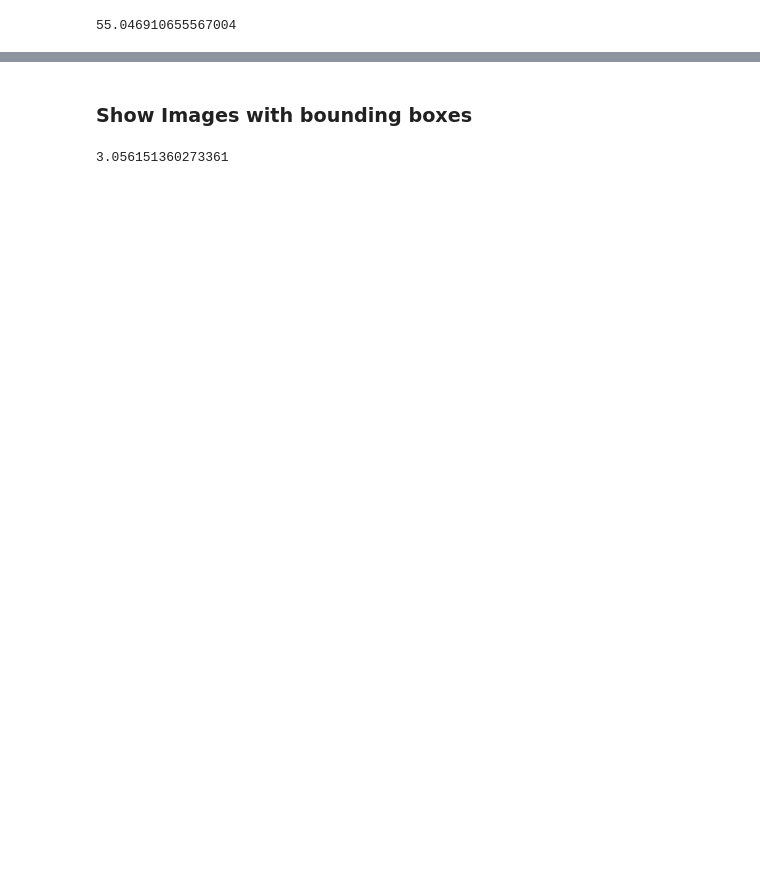
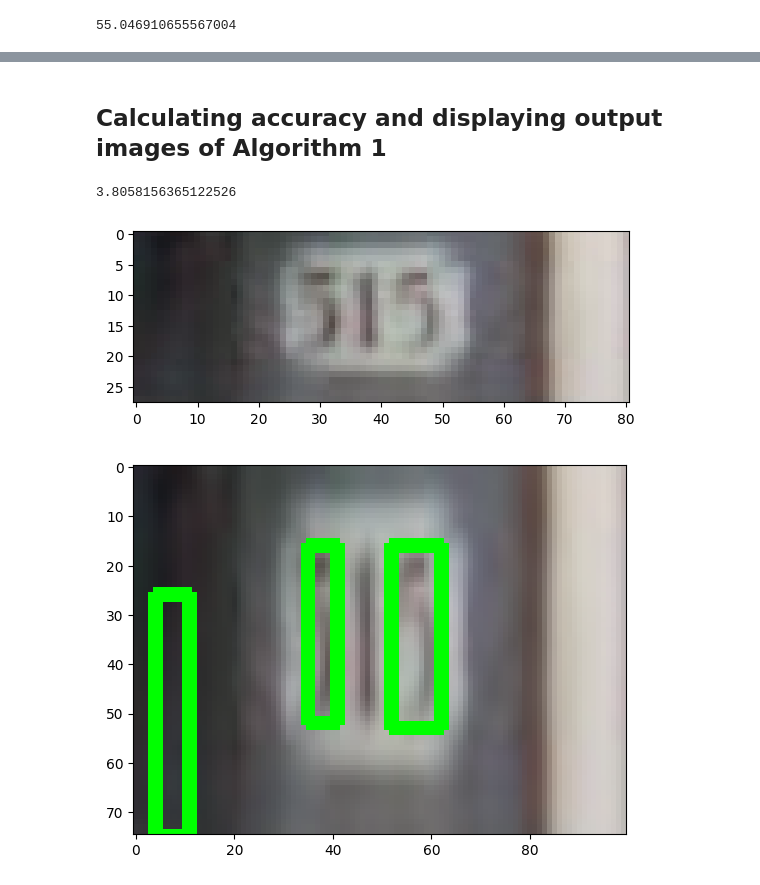
Before and after one commit to aGayar30/computer-vision-project, a Jupyter notebook: algorithm2.ipynb, the cells around one changed output, grey strips where cells are left out. Drawn from its saved outputs; the diff is of its cells as text; code cells hidden in the pictures; blank space fills up the shorter version.

```diff
--- a/algorithm2.ipynb
+++ b/algorithm2.ipynb
@@ -385,20 +409,35 @@ plt.show()
-# %% [markdown]
-<h3>Show Images with bounding boxes </h3>
+# %% [markdown]
+<h2>Calculating accuracy and displaying output images of Algorithm 1 </h3>
 # %%
+#calculating accuracy
 acc = []
-for i in range(0,1000):
-    # plt.imshow(images[i])
-    # plt.show()
-    boxes = draw_boxes(edgeImages[i],imagesCopy[i])
-    # tp,precision, recall, f1_score = overlapTest(edgeImages[i],imagesCopy[i])
-    acc.append(iouPicTest(true_boxes[i],boxes))
-    # print (acc)
+for i in range(len(images)):
+     #plt.imshow(images[i])
+     #plt.show()
+     boxes = draw_boxes(edgeImages[i],imagesCopy[i])
+     #tp,precision,recall,f1_score = overlapTest(edgeImages[i],imagesCopy[i])
+     acc.append(iouPicTest(true_boxes[i],boxes))
+     # print (acc)
+     #plt.imshow(imagesCopy[i])
+     #plt.show()
     # cv2.imshow('image',imagesCopy[i])
     # cv2.waitKey(0)
 print(np.average(acc)*100)
 # print(precision)
 # print(recall)
 # print(f1_score)
 # print(tp/len(true_boxes))
+#displaying ong of the output images
+for i in range(21,22):
+     plt.imshow(images[i])
+     plt.show()
+     boxes = draw_boxes(edgeImages[i],imagesCopy[i])
+     #tp,precision,recall,f1_score = overlapTest(edgeImages[i],imagesCopy[i])
+     #acc.append(iouPicTest(true_boxes[i],boxes))
+     # print (acc)
+     plt.imshow(imagesCopy[i])
+     plt.show()
 # %% [output]
-3.056151360273361
+3.8058156365122526
+[figure, added]
+[figure, added]
```
Also changed, not shown: parts of 7 cells of this notebook, 2 other files.
